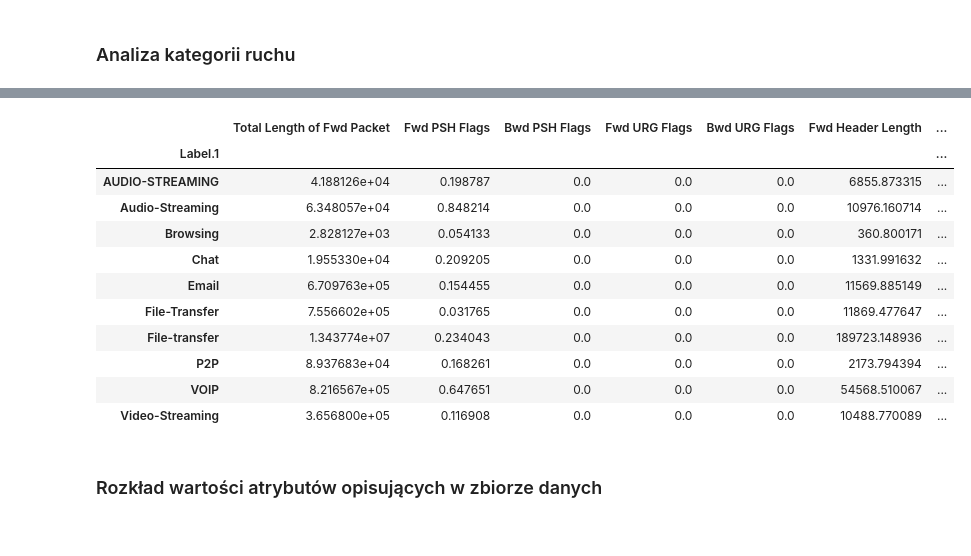
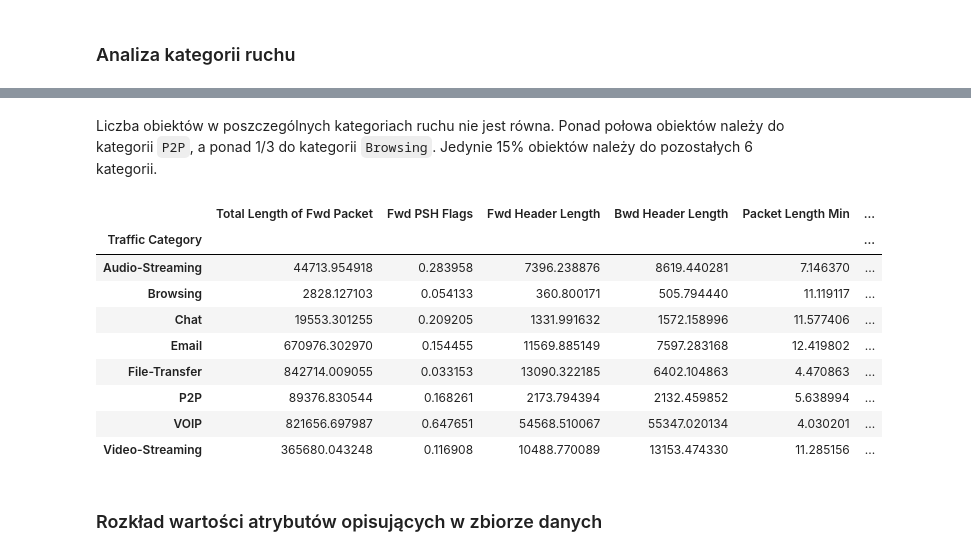
Before and after one commit to lamachan/PRiAD_projekt, a Jupyter notebook: PRiAD_projekt.ipynb, the cells around one changed output, grey strips where cells are left out. Drawn from its saved outputs; the diff is of its cells as text; code cells hidden in the pictures.

```diff
--- a/PRiAD_projekt.ipynb
+++ b/PRiAD_projekt.ipynb
@@ -16,9 +16,13 @@ import pandas as pd
 import seaborn as sns
 import matplotlib.pyplot as plt
 # %%
+# wczytanie i dopasowanie danych do wymagań projektowych
 cols_list = ['Total Length of Fwd Packet', 'Fwd PSH Flags', 'Bwd PSH Flags', 'Fwd URG Flags', 'Bwd URG Flags', 'Fwd Header Length', 'Bwd Header Length', 'Packet Length Min', 'Packet Length Max', 'FIN Flag Count', 'SYN Flag Count', 'RST Flag Count', 'Label', 'Label.1']
 df = pd.read_csv('Darknet.CSV', usecols=cols_list)
 df = df.loc[(df['Label'] == 'Tor') | (df['Label'] == 'Non-Tor')]
+df.loc[df['Label.1'] == 'AUDIO-STREAMING', 'Label.1'] = 'Audio-Streaming'
+df.loc[df['Label.1'] == 'File-transfer', 'Label.1'] = 'File-Transfer'
+df.rename(columns={'Label': 'Network Category', 'Label.1': 'Traffic Category'}, inplace=True)
 df.head()
 # %% [output]
 |  | Total Length of Fwd Packet | Fwd PSH Flags | Bwd PSH Flags | Fwd URG Flags | Bwd URG Flags | Fwd Header Length | ... |
@@ -89,0 +97,3 @@ Ich dokładny rozkład zostanie poddany analizie w dalszej części.
+# %%
+df.drop(columns=['Bwd PSH Flags', 'Fwd URG Flags', 'Bwd URG Flags'], inplace=True)
+df.info()
@@ -153,18 +205,18 @@ VOIP  =  298
+# %% [markdown]
+Liczba obiektów w poszczególnych kategoriach ruchu nie jest równa. Ponad połowa obiektów należy do kategorii `P2P`, a ponad 1/3 do kategorii `Browsing`. Jedynie 15% obiektów należy do pozostałych 6 kategorii.
 # %%
 # może dodać porównanie częstości występowania flag TCP w różnych kategoriach ruchu? TODO
-df.groupby('Label.1').mean()
+df.groupby('Traffic Category').mean()
 # %% [output]
-|  | Total Length of Fwd Packet | Fwd PSH Flags | Bwd PSH Flags | Fwd URG Flags | Bwd URG Flags | Fwd Header Length | ... |
-| Label.1 |  |  |  |  |  |  | ... |
-| AUDIO-STREAMING | 4.188126e+04 | 0.198787 | 0.0 | 0.0 | 0.0 | 6855.873315 | ... |
-| Audio-Streaming | 6.348057e+04 | 0.848214 | 0.0 | 0.0 | 0.0 | 10976.160714 | ... |
-| Browsing | 2.828127e+03 | 0.054133 | 0.0 | 0.0 | 0.0 | 360.800171 | ... |
-| Chat | 1.955330e+04 | 0.209205 | 0.0 | 0.0 | 0.0 | 1331.991632 | ... |
-| Email | 6.709763e+05 | 0.154455 | 0.0 | 0.0 | 0.0 | 11569.885149 | ... |
-| File-Transfer | 7.556602e+05 | 0.031765 | 0.0 | 0.0 | 0.0 | 11869.477647 | ... |
-| File-transfer | 1.343774e+07 | 0.234043 | 0.0 | 0.0 | 0.0 | 189723.148936 | ... |
-| P2P | 8.937683e+04 | 0.168261 | 0.0 | 0.0 | 0.0 | 2173.794394 | ... |
-| VOIP | 8.216567e+05 | 0.647651 | 0.0 | 0.0 | 0.0 | 54568.510067 | ... |
-| Video-Streaming | 3.656800e+05 | 0.116908 | 0.0 | 0.0 | 0.0 | 10488.770089 | ... |
+|  | Total Length of Fwd Packet | Fwd PSH Flags | Fwd Header Length | Bwd Header Length | Packet Length Min | ... |
+| Traffic Category |  |  |  |  |  | ... |
+| Audio-Streaming | 44713.954918 | 0.283958 | 7396.238876 | 8619.440281 | 7.146370 | ... |
+| Browsing | 2828.127103 | 0.054133 | 360.800171 | 505.794440 | 11.119117 | ... |
+| Chat | 19553.301255 | 0.209205 | 1331.991632 | 1572.158996 | 11.577406 | ... |
+| Email | 670976.302970 | 0.154455 | 11569.885149 | 7597.283168 | 12.419802 | ... |
+| File-Transfer | 842714.009055 | 0.033153 | 13090.322185 | 6402.104863 | 4.470863 | ... |
+| P2P | 89376.830544 | 0.168261 | 2173.794394 | 2132.459852 | 5.638994 | ... |
+| VOIP | 821656.697987 | 0.647651 | 54568.510067 | 55347.020134 | 4.030201 | ... |
+| Video-Streaming | 365680.043248 | 0.116908 | 10488.770089 | 13153.474330 | 11.285156 | ... |
 # %% [markdown]
 ### Rozkład wartości atrybutów opisujących w zbiorze danych
```
Also changed, not shown: parts of 21 cells of this notebook.
